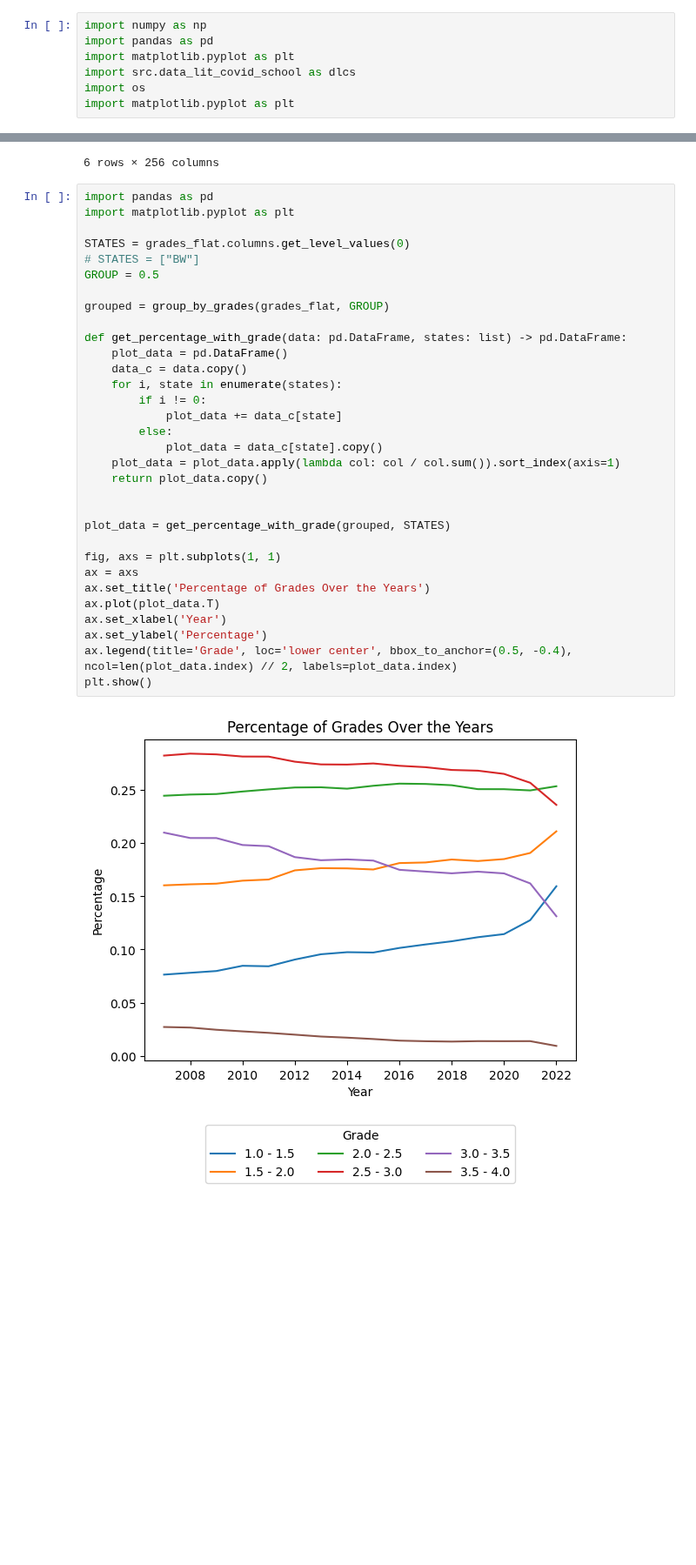
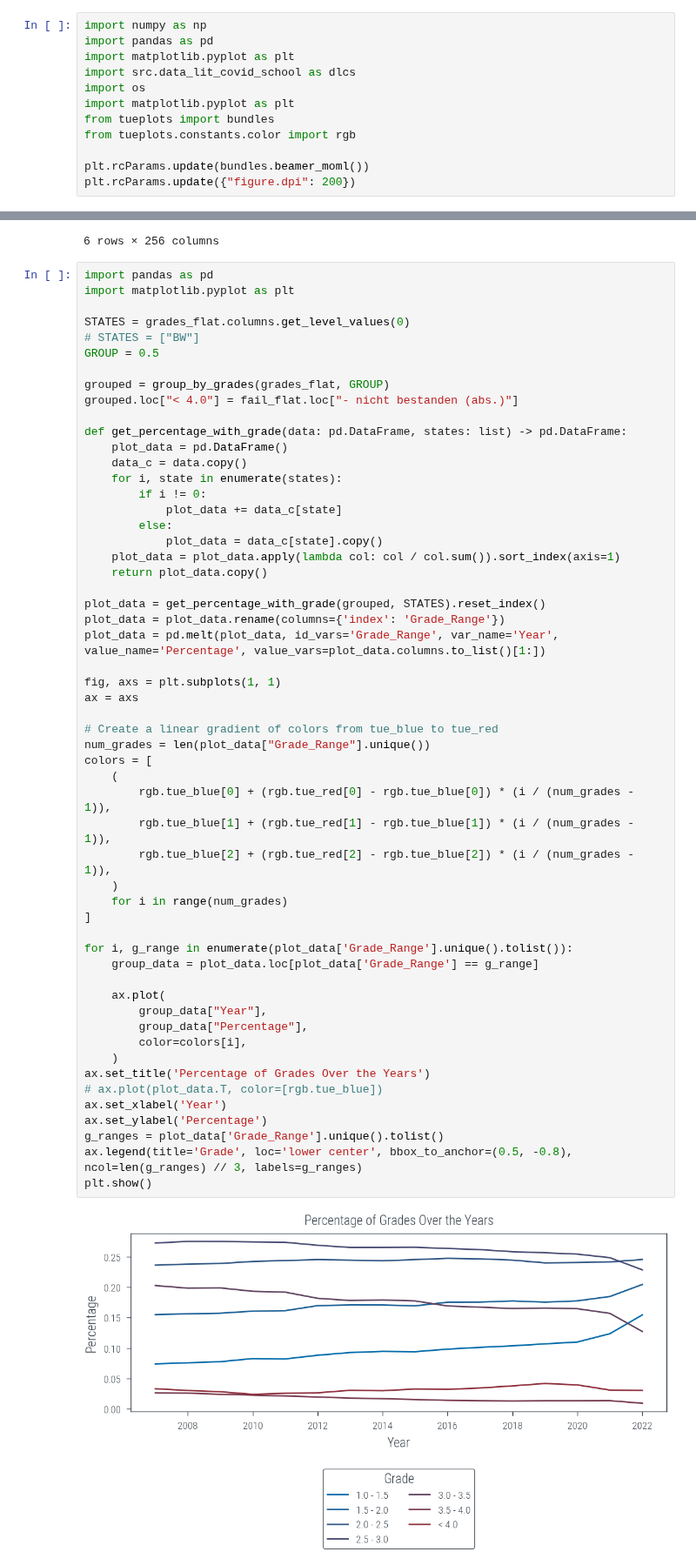
Before and after one commit to KarylReyne/DataLiteracyWS23, a Jupyter notebook: src/data_lit_covid_school/overview_grades.ipynb, the cells around one changed output, grey strips where cells are left out. Shown at 87% size. Drawn from its saved outputs; the diff is of its cells as text; blank space fills up the shorter version.

Commit message:
ADD: New colorscheme and used failed

```diff
--- a/src/data_lit_covid_school/overview_grades.ipynb
+++ b/src/data_lit_covid_school/overview_grades.ipynb
@@ -7,6 +7,11 @@ import matplotlib.pyplot as plt
 import src.data_lit_covid_school as dlcs
 import os
 import matplotlib.pyplot as plt
+from tueplots import bundles
+from tueplots.constants.color import rgb
+
+plt.rcParams.update(bundles.beamer_moml())
+plt.rcParams.update({"figure.dpi": 200})
 # %% [markdown]
 ## Load data
 # %%
@@ -238,34 +243,57 @@ group_half_grades
 # %%
 import pandas as pd
 import matplotlib.pyplot as plt
 
 STATES = grades_flat.columns.get_level_values(0)
 # STATES = ["BW"]
 GROUP = 0.5
 
 grouped = group_by_grades(grades_flat, GROUP)
+grouped.loc["< 4.0"] = fail_flat.loc["- nicht bestanden (abs.)"]
 
 def get_percentage_with_grade(data: pd.DataFrame, states: list) -> pd.DataFrame:
     plot_data = pd.DataFrame()
     data_c = data.copy()
     for i, state in enumerate(states):
         if i != 0:
             plot_data += data_c[state]
         else:
             plot_data = data_c[state].copy()
     plot_data = plot_data.apply(lambda col: col / col.sum()).sort_index(axis=1)
     return plot_data.copy()
 
-
-plot_data = get_percentage_with_grade(grouped, STATES)
+plot_data = get_percentage_with_grade(grouped, STATES).reset_index()
+plot_data = plot_data.rename(columns={'index': 'Grade_Range'})
+plot_data = pd.melt(plot_data, id_vars='Grade_Range', var_name='Year', value_name='Percentage', value_vars=plot_data.columns.to_list()[1:])
 
 fig, axs = plt.subplots(1, 1)
 ax = axs
+
+# Create a linear gradient of colors from tue_blue to tue_red
+num_grades = len(plot_data["Grade_Range"].unique())
+colors = [
+    (
+        rgb.tue_blue[0] + (rgb.tue_red[0] - rgb.tue_blue[0]) * (i / (num_grades - 1)),
+        rgb.tue_blue[1] + (rgb.tue_red[1] - rgb.tue_blue[1]) * (i / (num_grades - 1)),
+        rgb.tue_blue[2] + (rgb.tue_red[2] - rgb.tue_blue[2]) * (i / (num_grades - 1)),
+    )
+    for i in range(num_grades)
+]
+
+for i, g_range in enumerate(plot_data['Grade_Range'].unique().tolist()):
+    group_data = plot_data.loc[plot_data['Grade_Range'] == g_range]
+
+    ax.plot(
+        group_data["Year"],
+        group_data["Percentage"],
+        color=colors[i],
+    )
 ax.set_title('Percentage of Grades Over the Years')
-ax.plot(plot_data.T)
+# ax.plot(plot_data.T, color=[rgb.tue_blue])
 ax.set_xlabel('Year')
 ax.set_ylabel('Percentage')
-ax.legend(title='Grade', loc='lower center', bbox_to_anchor=(0.5, -0.4), ncol=len(plot_data.index) // 2, labels=plot_data.index)
+g_ranges = plot_data['Grade_Range'].unique().tolist()
+ax.legend(title='Grade', loc='lower center', bbox_to_anchor=(0.5, -0.8), ncol=len(g_ranges) // 3, labels=g_ranges)
 plt.show()
 # %% [output]
-[figure, old version]
+[figure, new version]
```
Also changed, not shown: parts of 7 cells of this notebook, 1 other file.
